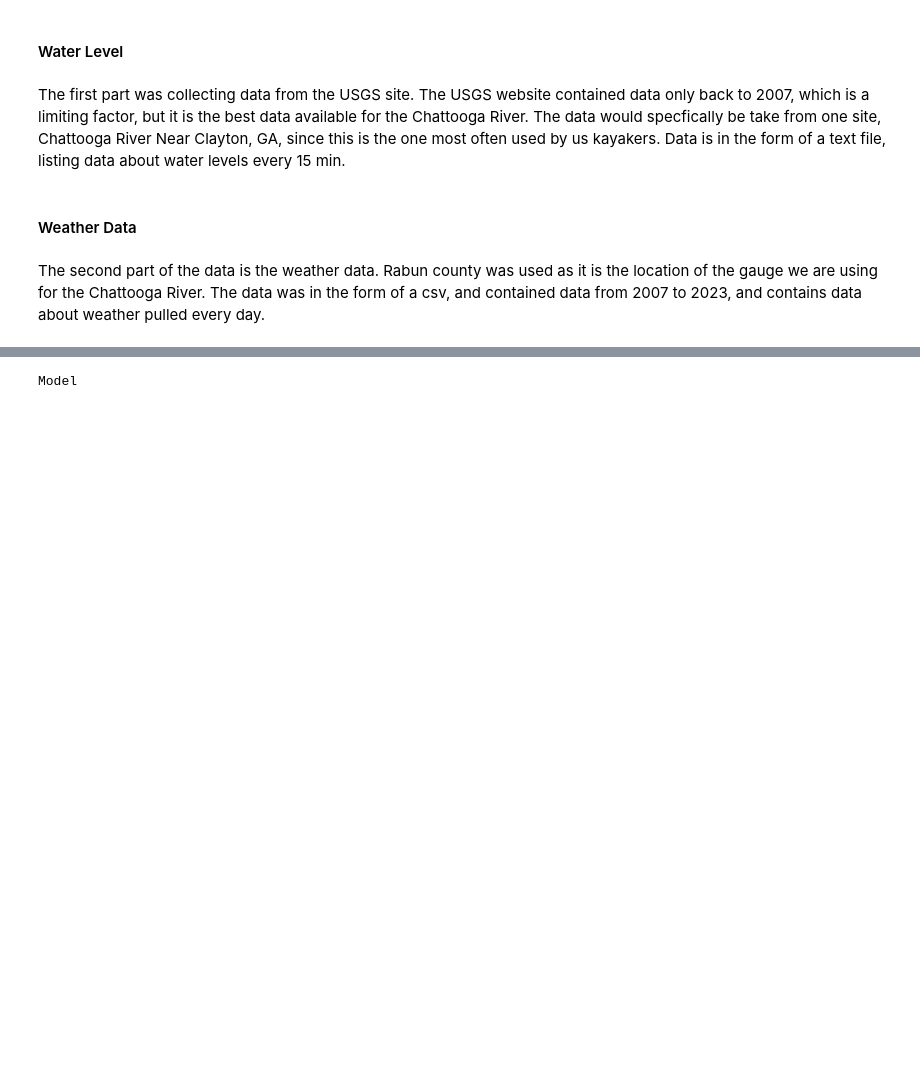
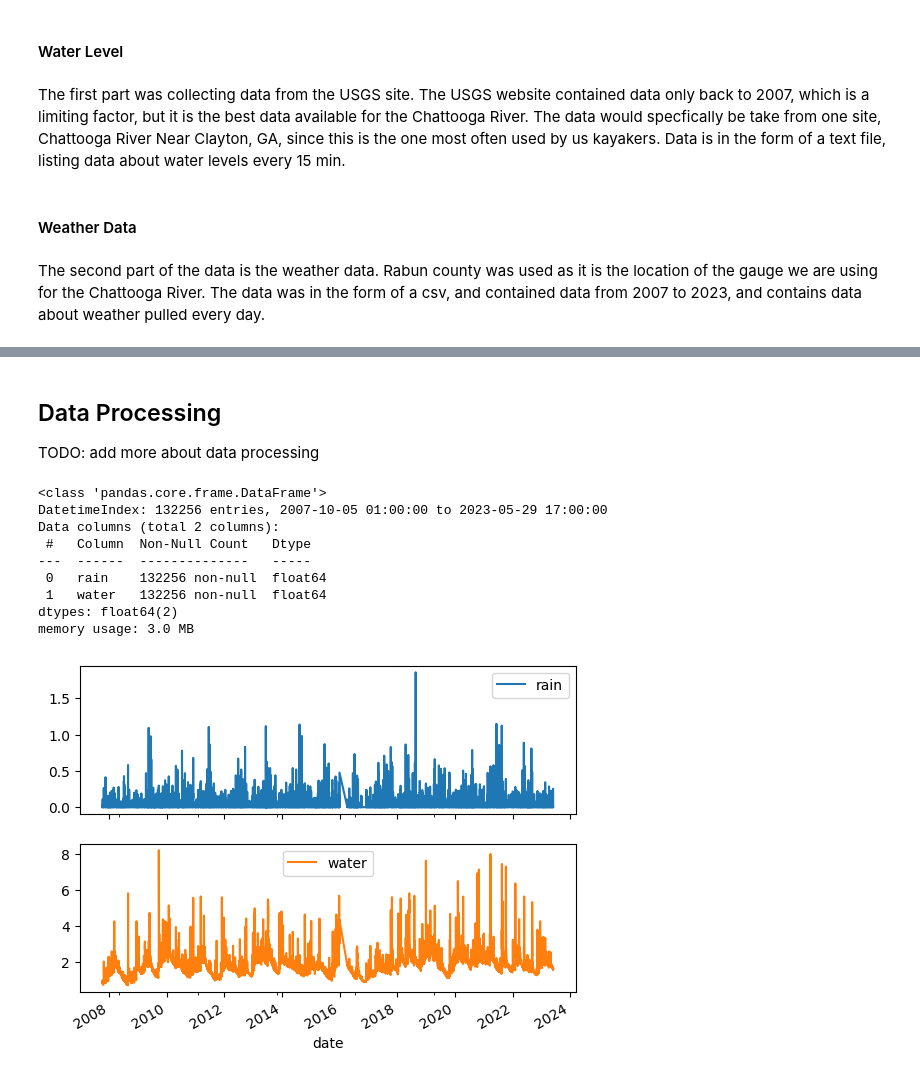
Before and after one commit to teenageknight/water-level-predictive-model, a Jupyter notebook: main.ipynb, the cells around one changed output, grey strips where cells are left out. Cells and saved outputs as stored; diff of their text form; code cells hidden in the pictures; blank space fills up the shorter version.

Commit message:
Begin processing data

```diff
--- a/main.ipynb
+++ b/main.ipynb
@@ -21,4 +25,32 @@ The second part of the data is the weather data. Rabun county was used as it is
+# %% [markdown]
+## Data Processing
+
+TODO: add more about data processing
 # %%
-print('Model')
+import pandas as pd
+import numpy as np
+import matplotlib.pyplot as plt
+import seaborn as sns
+from statsmodels.tsa.stattools import pacf
+from statsmodels.graphics.tsaplots import plot_acf, plot_pacf
+from statsmodels.tsa.arima.model import ARIMA
-# %% [output]
-Model
+# %%
+# This is the main file that will be used to run the project. Data pre-processing code can be seen in code/data-processing.py and code/scrape-precip-data.py
+data = pd.read_csv('./data/combined_data.csv', parse_dates=['date'], index_col='date')
+
+data.info()
+
+# Plot the merged data (water level and precipitation)
+data.plot(subplots=True)
+plt.show()
+# %% [output]
+<class 'pandas.core.frame.DataFrame'>
+DatetimeIndex: 132256 entries, 2007-10-05 01:00:00 to 2023-05-29 17:00:00
+Data columns (total 2 columns):
+ #   Column  Non-Null Count   Dtype
+---  ------  --------------   -----
+ 0   rain    132256 non-null  float64
+ 1   water   132256 non-null  float64
+dtypes: float64(2)
+memory usage: 3.0 MB
+[figure, added]
```
Also changed, not shown: parts of 4 cells of this notebook, 1 other file.
